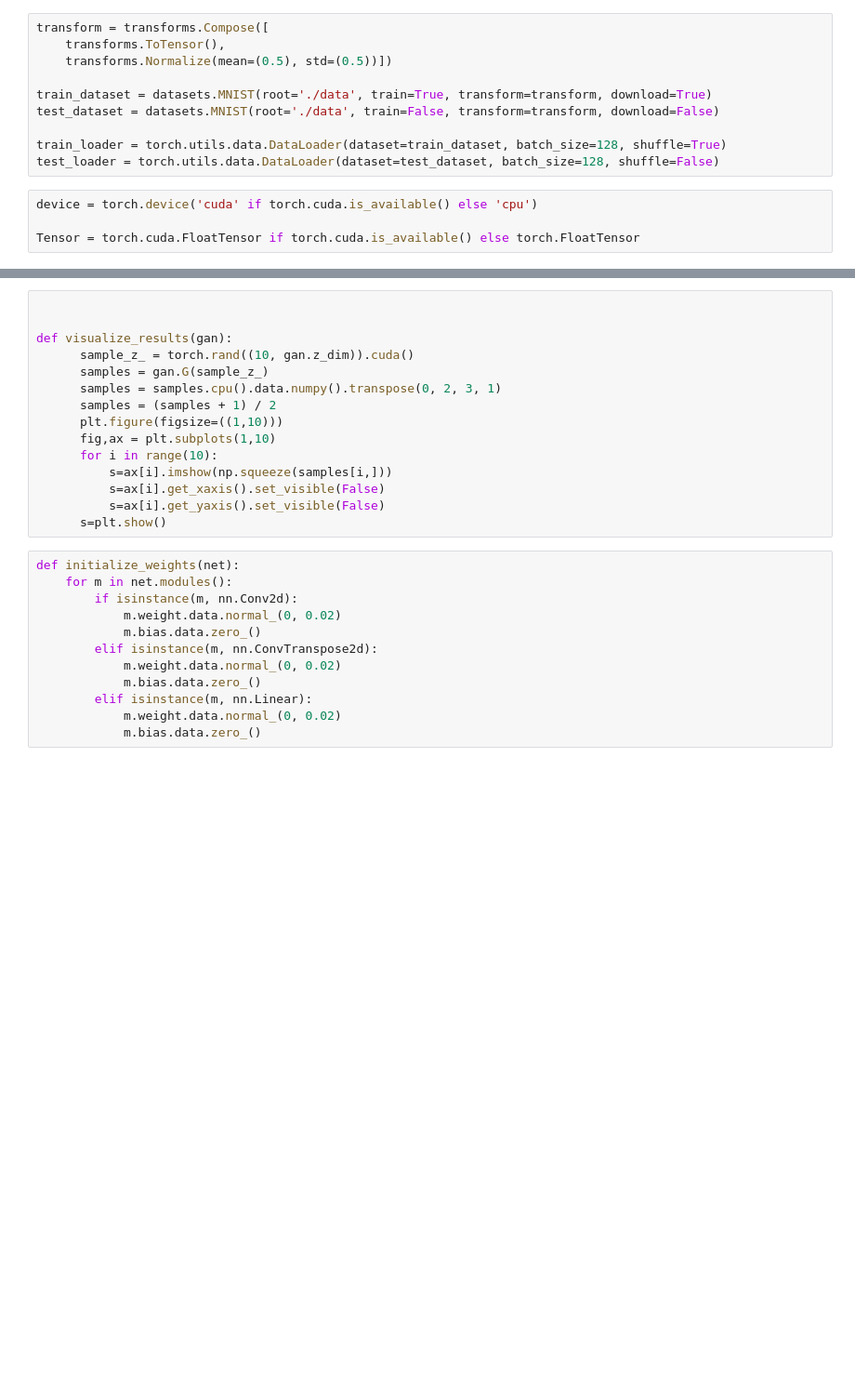
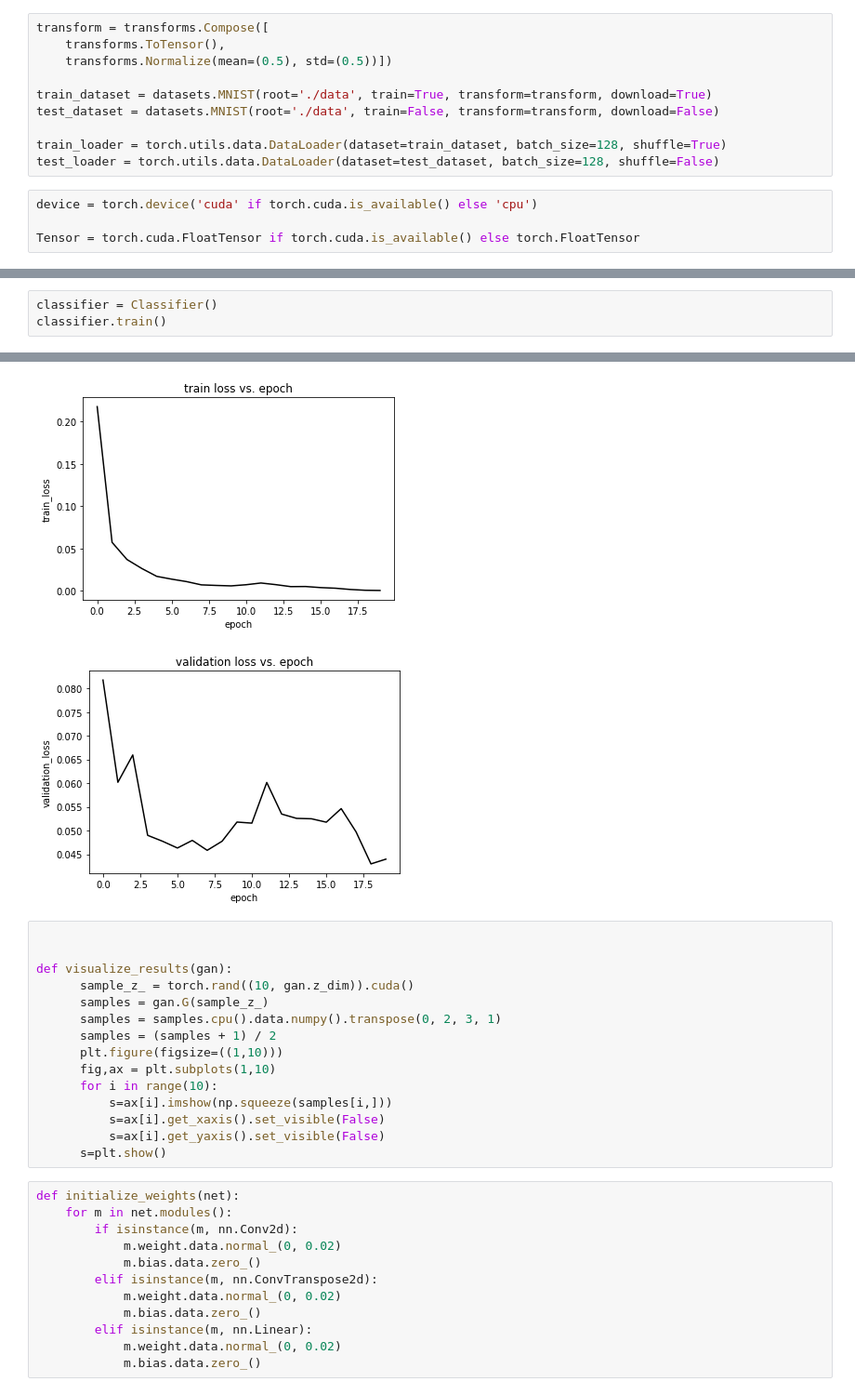
Before and after one commit to Olivia-Feldman/NUGAN-DISTGAN, a Jupyter notebook: DIST_GAN2.ipynb, the cells around one changed output, grey strips where cells are left out. Shown at 93% size. Drawn from its saved outputs; the diff is of its cells as text; blank space fills up the shorter version.

```diff
--- a/DIST_GAN2.ipynb
+++ b/DIST_GAN2.ipynb
@@ -26,0 +199,4 @@ Tensor = torch.cuda.FloatTensor if torch.cuda.is_available() else torch.FloatTen
+# %%
+classifier = Classifier()
+classifier.train()
+# %% [output]
@@ -27,3 +220,5 @@ Tensor = torch.cuda.FloatTensor if torch.cuda.is_available() else torch.FloatTen
+[figure, added]
+[figure, added]
 # %%
 
 
```
Also changed, not shown: parts of 9 cells of this notebook.
